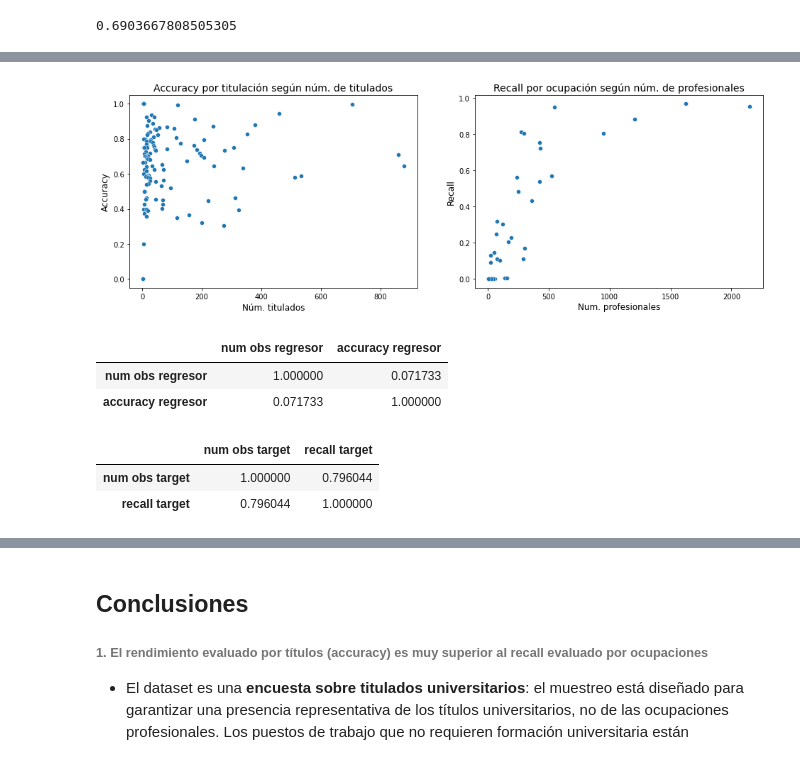
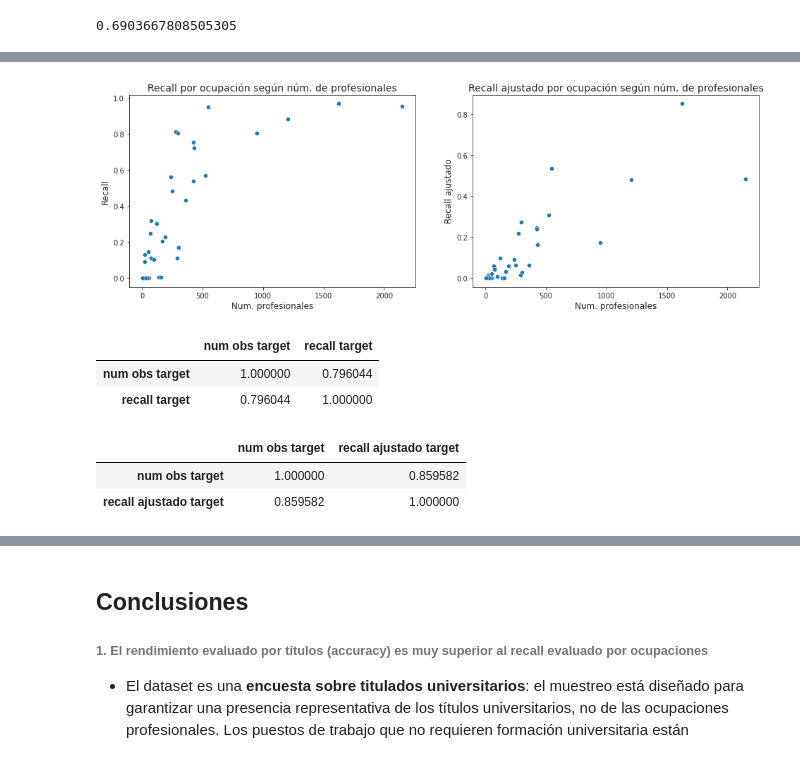
Before and after one commit to bdeotto/KSchool_TFM, a Jupyter notebook: naive_benchmark.ipynb, the cells around one changed output, grey strips where cells are left out. Drawn from its saved outputs; the diff is of its cells as text; code cells hidden in the pictures.

```diff
--- a/naive_benchmark.ipynb
+++ b/naive_benchmark.ipynb
@@ -300,7 +272,7 @@ def num_cat_target_por_regresor_y_target(data,regresor,target):
 
     previo=num_obs_por_cat_regresor(data=data,regresor=regresor,target=target)
     out=previo.merge(out,on=regresor,how='outer')
-    out.sort_values(by=['num categorias target por regresor','obs target'],ascending=[True,False],inplace=True)
+    out.sort_values(by=['num categorias target para regresor','obs target'],ascending=[True,False],inplace=True)
 
     return out
 # %%
@@ -372,7 +344,7 @@ def ranking_cat_target_por_cat_regresor(data,regresor,target):
     rank.rename(columns={rank.columns[-1]:'rank'},inplace=True)
 
     out=previo.merge(rank,how='outer',left_index=True,right_index=True)
-    out.sort_values(by=['num categorias target por regresor','rank'],inplace=True)
+    out.sort_values(by=['num categorias target para regresor','rank'],inplace=True)
 
     return out
 # %%
@@ -406,7 +407,7 @@ def naive_fit(data,regresor,target,max_rank,min_prop):
     naive=previo[previo['rank']<=max_rank]
     naive=naive[naive['prop']>=min_prop]
 
-    naive.sort_values(by=['num categorias target por regresor',regresor,'rank'],inplace=True)
+    naive.sort_values(by=['num categorias target para regresor',regresor,'rank'],inplace=True)
     naive.reset_index(drop=True,inplace=True)
     naive.rename(columns={regresor:'regresor: '+regresor, target:'target: '+target},inplace=True)
 
@@ -707,25 +997,27 @@ naive_5_05_evalua_recall_vld.tail()
 #with pd.option_context("display.max_rows", naive_5_05_evalua_recall_vld.shape[0]):
 #    display(naive_5_05_evalua_recall_vld)
 # %%
+sns.set_style('ticks')
+
 fig, [[ax1, ax2], [ax3, ax4]] = plt.subplots(2, 2,figsize=(16,5))
 font_titles=15
 font_labels=12
 
-sns.boxplot(ax=ax1,data=naive_5_05_evalua_accuracy_vld,x='accuracy regresor')
-ax1.set_title('Accuracy agrupado por titulaciones (en validación)',fontsize=font_titles)
+sns.boxplot(ax=ax1,data=naive_5_05_evalua_recall_vld,x='recall target')
+ax1.set_title('Recall por ocupaciones (en validación)',fontsize=font_titles)
 ax1.set_xlabel('',fontsize=font_labels)
 
-sns.boxplot(ax=ax2,data=naive_5_05_evalua_recall_vld,x='recall target')
-ax2.set_title('Recall agrupado por ocupaciones (en validación)',fontsize=font_titles)
+sns.boxplot(ax=ax2,data=naive_5_05_evalua_recall_vld,x='recall ajustado target')
+ax2.set_title('Recall ajustado por ocupaciones (en validación)',fontsize=font_titles)
 ax2.set_xlabel('',fontsize=font_labels)
 
-sns.histplot(ax=ax3,data=naive_5_05_evalua_accuracy_vld,x='accuracy regresor',bins=np.arange(0,1.05,0.05))
-#ax3.set_title('Accuracy agrupado por titulaciones (en validación)',fontsize=font_titles)
-ax3.set_xlabel('Accuracy por títulos',fontsize=font_labels)
+sns.histplot(ax=ax3,data=naive_5_05_evalua_recall_vld,x='recall target',bins=np.arange(0,1.05,0.05))
+ax3.set_xlabel('Recall por ocupaciones',fontsize=font_labels)
+ax3.set_ylim(0,50)
 
-sns.histplot(ax=ax4,data=naive_5_05_evalua_recall_vld,x='recall target',bins=np.arange(0,1.05,0.05))
-#ax4.set_title('Recall agrupado por ocupaciones (en validación)',fontsize=font_titles)
-ax4.set_xlabel('Recall por ocupaciones',fontsize=font_labels)
+sns.histplot(ax=ax4,data=naive_5_05_evalua_recall_vld,x='recall ajustado target',bins=np.arange(0,1.05,0.05))
+ax4.set_xlabel('Recall ajustado por ocupaciones',fontsize=font_labels)
+ax4.set_ylim(0,50)
 
 fig.subplots_adjust(hspace=.2)
 plt.show()
@@ -734,31 +1026,32 @@ plt.show()
 # %%
+sns.set_style('ticks')
+
 fig, [ax1, ax2] = plt.subplots(1, 2,figsize=(16,5))
 font_titles=14
 font_labels=12
 
-sns.scatterplot(ax=ax1,data=naive_5_05_evalua_accuracy_vld,x='num obs regresor',y='accuracy regresor')
-ax1.set_title('Accuracy por titulación según núm. de titulados',fontsize=font_titles)
-ax1.set_xlabel('Núm. titulados',fontsize=font_labels)
-ax1.set_ylabel('Accuracy',fontsize=font_labels)
 
-sns.scatterplot(ax=ax2,data=naive_5_05_evalua_recall_vld,x='num obs target',y='recall target')
-ax2.set_title('Recall por ocupación según núm. de profesionales',fontsize=font_titles)
+sns.scatterplot(ax=ax1,data=naive_5_05_evalua_recall_vld,x='num obs target',y='recall target')
+ax1.set_title('Recall por ocupación según núm. de profesionales',fontsize=font_titles)
+ax1.set_xlabel('Num. profesionales',fontsize=font_labels)
+ax1.set_ylabel('Recall',fontsize=font_labels)
+
+sns.scatterplot(ax=ax2,data=naive_5_05_evalua_recall_vld,x='num obs target',y='recall ajustado target')
+ax2.set_title('Recall ajustado por ocupación según núm. de profesionales',fontsize=font_titles)
 ax2.set_xlabel('Num. profesionales',fontsize=font_labels)
-ax2.set_ylabel('Recall',fontsize=font_labels)
+ax2.set_ylabel('Recall ajustado',fontsize=font_labels)
 
 fig.subplots_adjust(hspace=.5)
 plt.show()
 # %% [output]
-[figure, old version]
+[figure, new version]
-# %%
-naive_5_05_evalua_accuracy_vld[['num obs regresor','accuracy regresor']].corr()
-# %% [output]
-|  | num obs regresor | accuracy regresor |
-| num obs regresor | 1.000000 | 0.071733 |
-| accuracy regresor | 0.071733 | 1.000000 |
 # %%
-naive_5_05_evalua_recall_vld[['num obs target','recall target']].corr()
+display(naive_5_05_evalua_recall_vld[['num obs target','recall target']].corr(),
+        naive_5_05_evalua_recall_vld[['num obs target','recall ajustado target']].corr())
 # %% [output]
 |  | num obs target | recall target |
 | num obs target | 1.000000 | 0.796044 |
 | recall target | 0.796044 | 1.000000 |
+|  | num obs target | recall ajustado target |
+| num obs target | 1.000000 | 0.859582 |
+| recall ajustado target | 0.859582 | 1.000000 |
```
Also changed, not shown: parts of 104 cells of this notebook.
